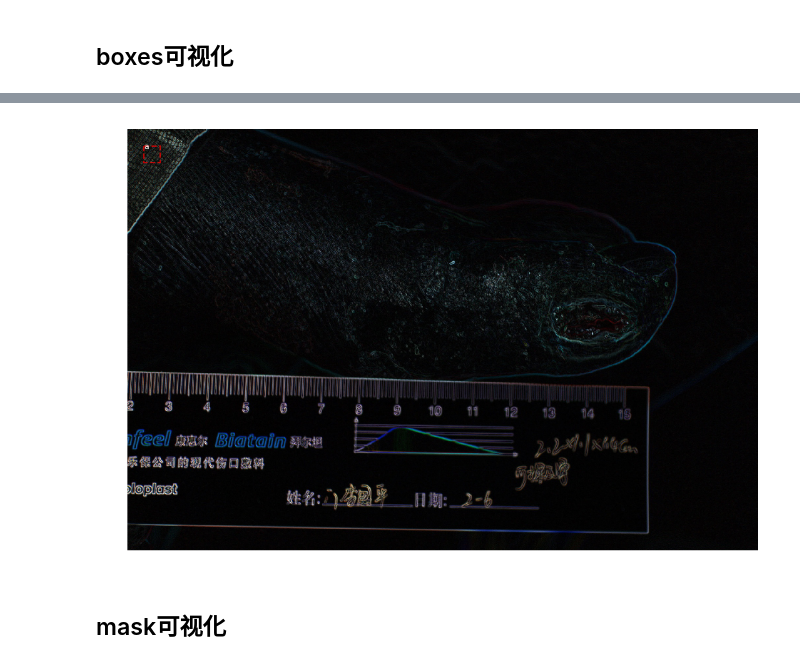
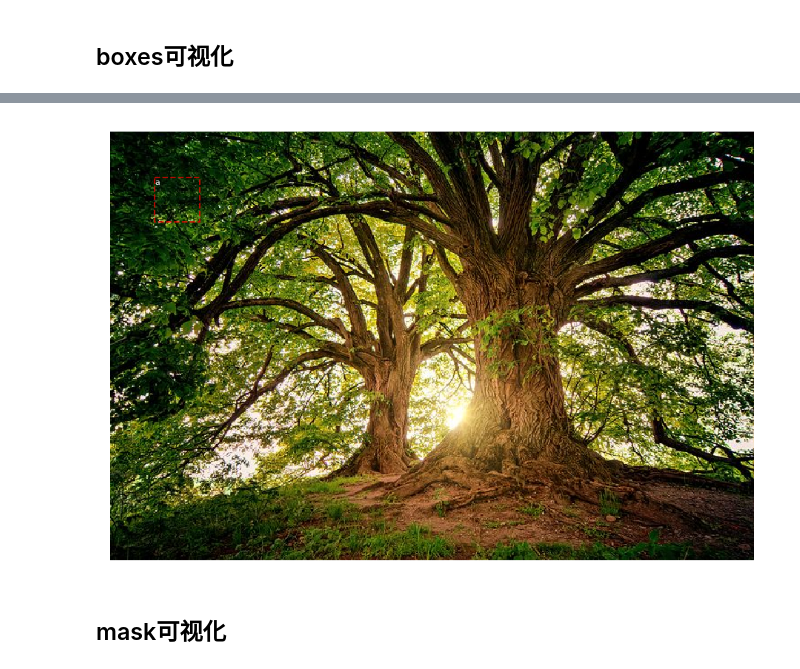
Before and after one commit to yizt/notebook, a Jupyter notebook: python/可视化.ipynb, the cells around one changed output, grey strips where cells are left out. Drawn from its saved outputs; the diff is of its cells as text; code cells hidden in the pictures.

```diff
--- a/python/可视化.ipynb
+++ b/python/可视化.ipynb
@@ -97,10 +97,10 @@ def display_boxes(image,boxes,class_ids, class_names,
         plt.show()
 # %%
 import numpy as np
-image=plt.imread(r'D:\work\图像识别\医学影像\data_contour\IMG_6089.JPG')
+image=plt.imread('../data/1.jpg')
 display_boxes(image,np.array([[50,50,100,100]]),np.array([0]),np.array(['a']))
 # %% [output]
-[figure, old version]
+[figure, new version]
 # %% [markdown]
 ## mask可视化
 # %%
```
Also changed, not shown: parts of 8 cells of this notebook, 1 other file.
